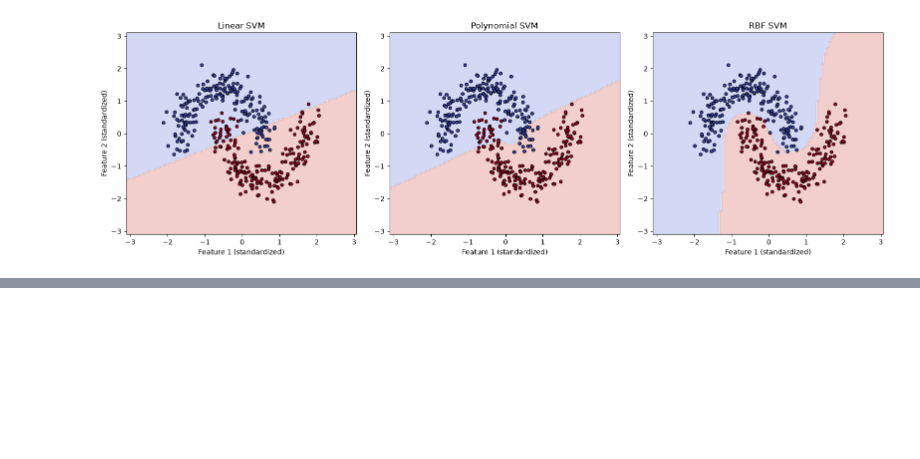
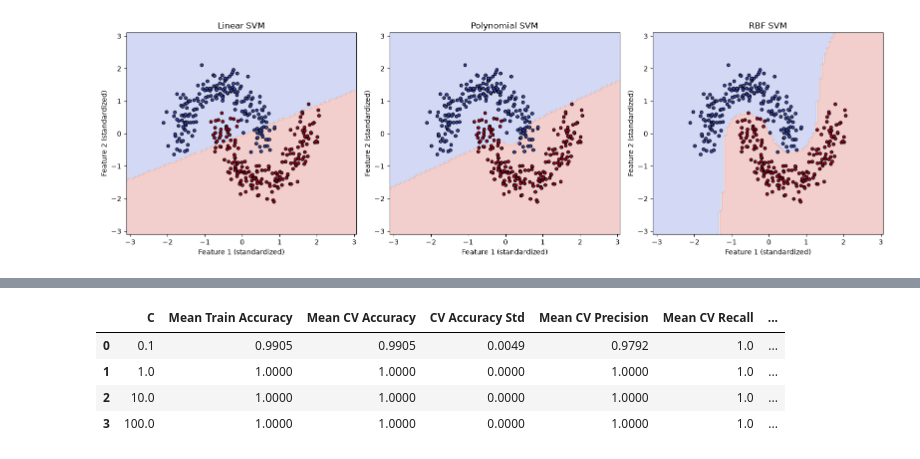
Before and after one commit to Aum-Tailor/202618026_AumTailor_DS605, a Jupyter notebook: 202618026_Lab_08/lab_08.ipynb, the cells around one changed output, grey strips where cells are left out. Cells and saved outputs as stored; diff of their text form; code cells hidden in the pictures; blank space fills up the shorter version.

```diff
--- a/202618026_Lab_08/lab_08.ipynb
+++ b/202618026_Lab_08/lab_08.ipynb
@@ -1050,0 +1371,19 @@ NameError: name 'X_train_full' is not defined
+# %%
+from sklearn.svm import SVC
+from sklearn.metrics import accuracy_score
+
+for C in [0.1, 1, 10, 100]:
+    model = SVC(kernel="rbf", C=C, gamma="scale")
+    model.fit(X_train_full_scaled, y_train_full)
+
+    train_acc = accuracy_score(
+        y_train_full, model.predict(X_train_full_scaled)
+    )
+    test_acc = accuracy_score(
+        y_test_full, model.predict(X_test_full_scaled)
+    )
+
+    print(
+        f"C={C:<5} | Train Accuracy={train_acc:.4f} "
+        f"| Test Accuracy={test_acc:.4f}"
+    )
@@ -1050,0 +1395,58 @@ NameError: name 'X_train_full' is not defined
+# %%
+import numpy as np
+import pandas as pd
+
+from sklearn.model_selection import StratifiedKFold, cross_validate
+from sklearn.pipeline import make_pipeline
+from sklearn.preprocessing import StandardScaler
+from sklearn.svm import SVC
+
+X_full = df[["variance", "skewness", "curtosis", "entropy"]].to_numpy()
+y_full = df["class"].to_numpy()
+
+cv = StratifiedKFold(
+    n_splits=5,
+    shuffle=True,
+    random_state=42
+)
+
+results = []
+
+for C in [0.1, 1, 10, 100]:
+    model = make_pipeline(
+        StandardScaler(),
+        SVC(kernel="rbf", C=C, gamma="scale")
+    )
+
+    scores = cross_validate(
+        model,
+        X_full,
+        y_full,
+        cv=cv,
+        scoring={
+            "accuracy": "accuracy",
+            "precision": "precision",
+            "recall": "recall",
+            "f1": "f1"
+        },
+        return_train_score=True
+    )
+
+    results.append({
+        "C": C,
+        "Mean Train Accuracy": scores["train_accuracy"].mean(),
+        "Mean CV Accuracy": scores["test_accuracy"].mean(),
+        "CV Accuracy Std": scores["test_accuracy"].std(),
+        "Mean CV Precision": scores["test_precision"].mean(),
+        "Mean CV Recall": scores["test_recall"].mean(),
+        "Mean CV F1": scores["test_f1"].mean()
+    })
+
+cv_results = pd.DataFrame(results)
+display(cv_results.round(4))
+# %% [output]
+|  | C | Mean Train Accuracy | Mean CV Accuracy | CV Accuracy Std | Mean CV Precision | Mean CV Recall | ... |
+| 0 | 0.1 | 0.9905 | 0.9905 | 0.0049 | 0.9792 | 1.0 | ... |
+| 1 | 1.0 | 1.0000 | 1.0000 | 0.0000 | 1.0000 | 1.0 | ... |
+| 2 | 10.0 | 1.0000 | 1.0000 | 0.0000 | 1.0000 | 1.0 | ... |
+| 3 | 100.0 | 1.0000 | 1.0000 | 0.0000 | 1.0000 | 1.0 | ... |
```
Also changed, not shown: parts of 10 cells of this notebook, 1 other file.
